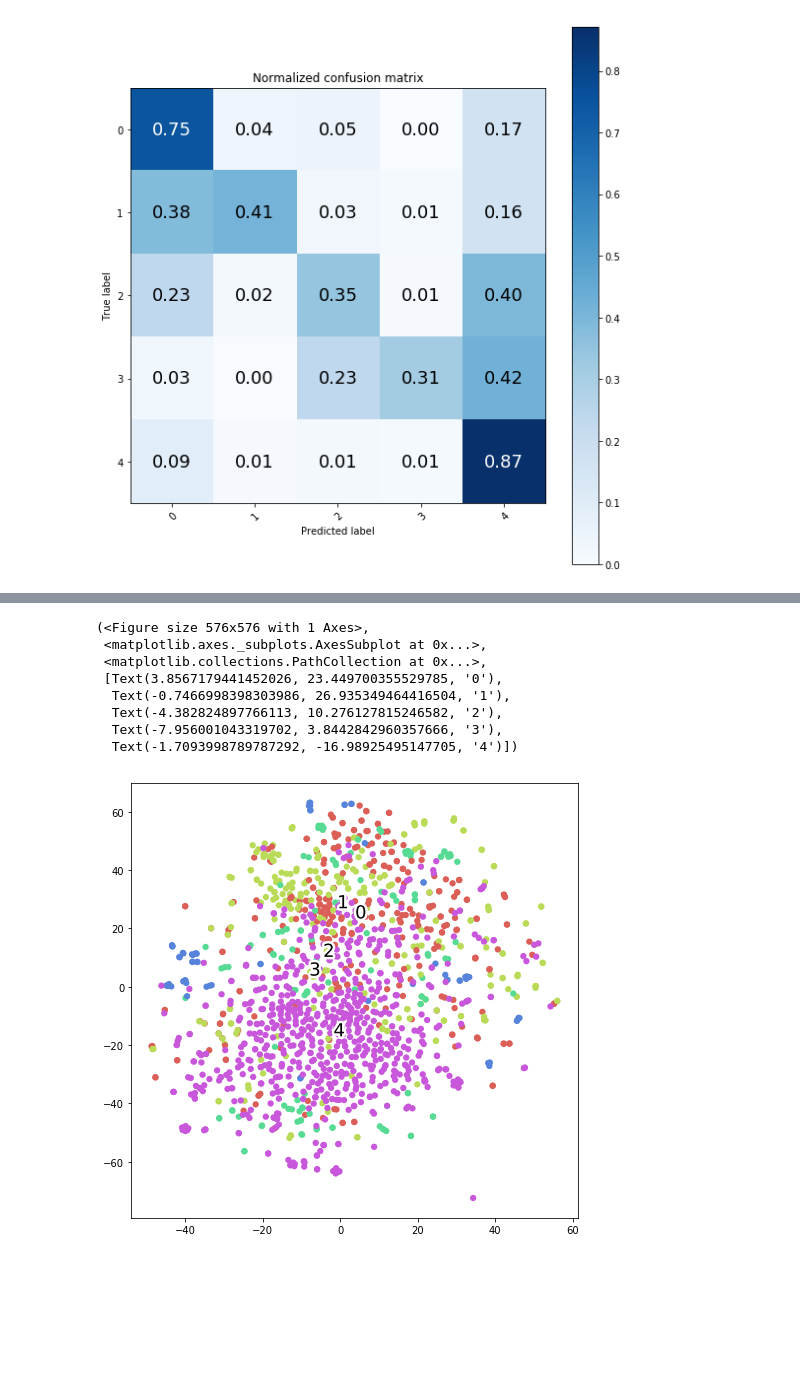
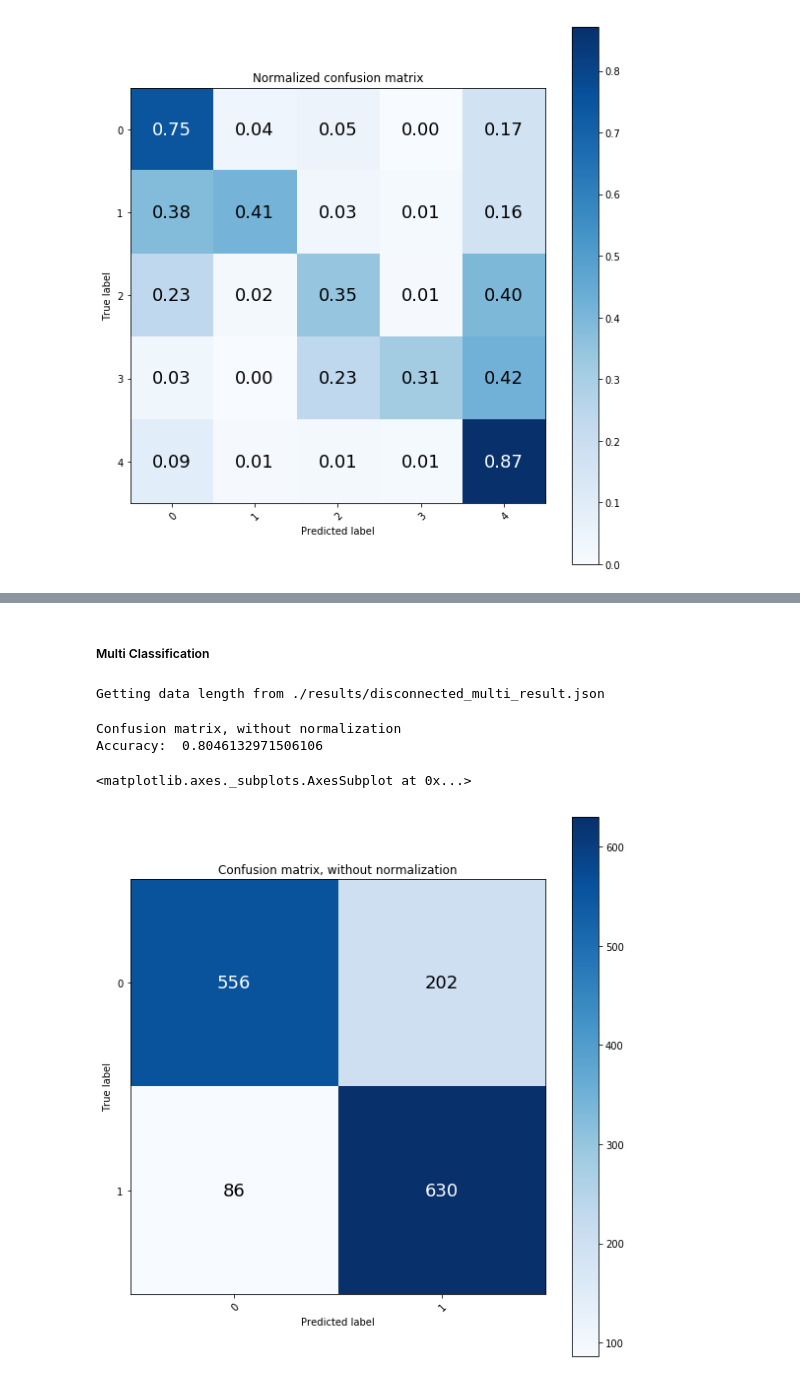
Before and after one commit to jk6033/capstone_project, a Jupyter notebook: result_visualization.ipynb, the cells around one changed output, grey strips where cells are left out. Cells and saved outputs as stored; diff of their text form; code cells hidden in the pictures; blank space fills up the shorter version.

```diff
--- a/result_visualization.ipynb
+++ b/result_visualization.ipynb
@@ -197,12 +181,14 @@ Normalized confusion matrix
-# %%
-tsne_scatter(np.asarray(rf_tsne), np.asarray(rf_answer))
-# %% [output]
-(<Figure size 576x576 with 1 Axes>,
- <matplotlib.axes._subplots.AxesSubplot at 0x...>,
- <matplotlib.collections.PathCollection at 0x...>,
- [Text(3.8567179441452026, 23.449700355529785, '0'),
-  Text(-0.7466998398303986, 26.935349464416504, '1'),
-  Text(-4.382824897766113, 10.276127815246582, '2'),
-  Text(-7.956001043319702, 3.8442842960357666, '3'),
-  Text(-1.7093998789787292, -16.98925495147705, '4')])
-[figure, removed]
+# %% [markdown]
+##### Multi Classification
+# %%
+path = PATH[3]
+multi_answer, multi_output = load_data(path)
+# %% [output]
+Getting data length from ./results/disconnected_multi_result.json
+# %%
+plot_confusion_matrix(multi_answer, multi_output, classes=multi_label, normalize=False)
+# %% [output]
+Confusion matrix, without normalization
+Accuracy:  0.8046132971506106
+<matplotlib.axes._subplots.AxesSubplot at 0x...>
+[figure, added]
```
Also changed, not shown: parts of 28 cells of this notebook.
